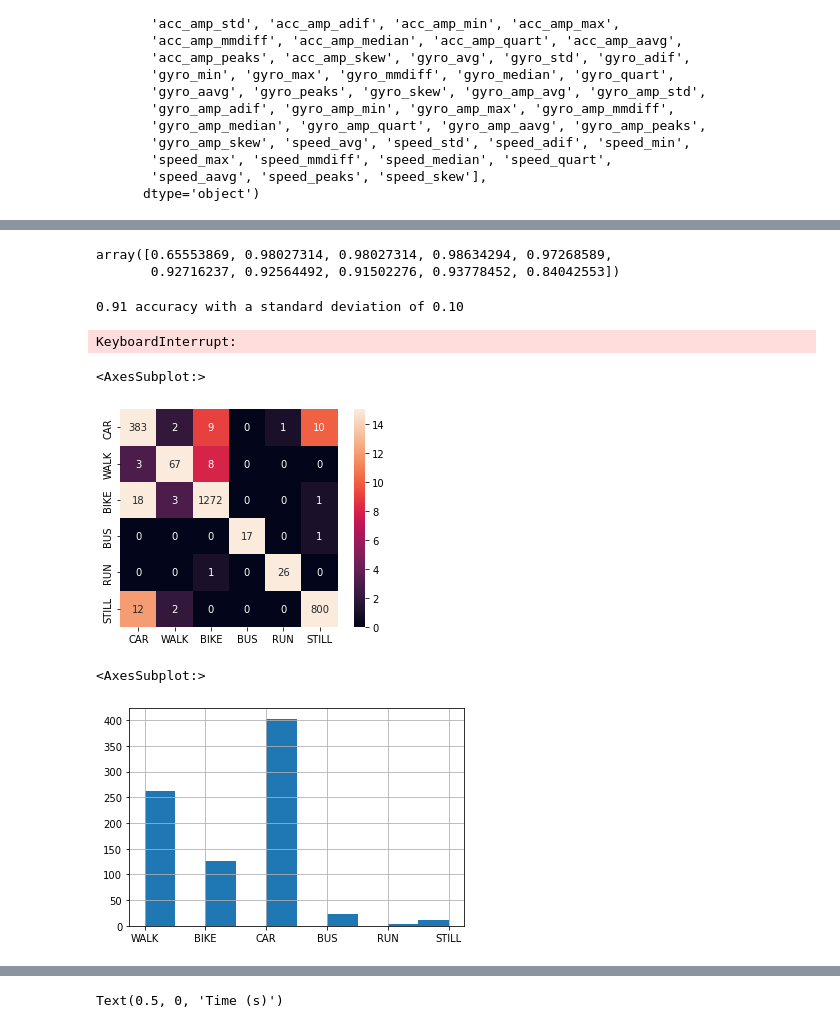
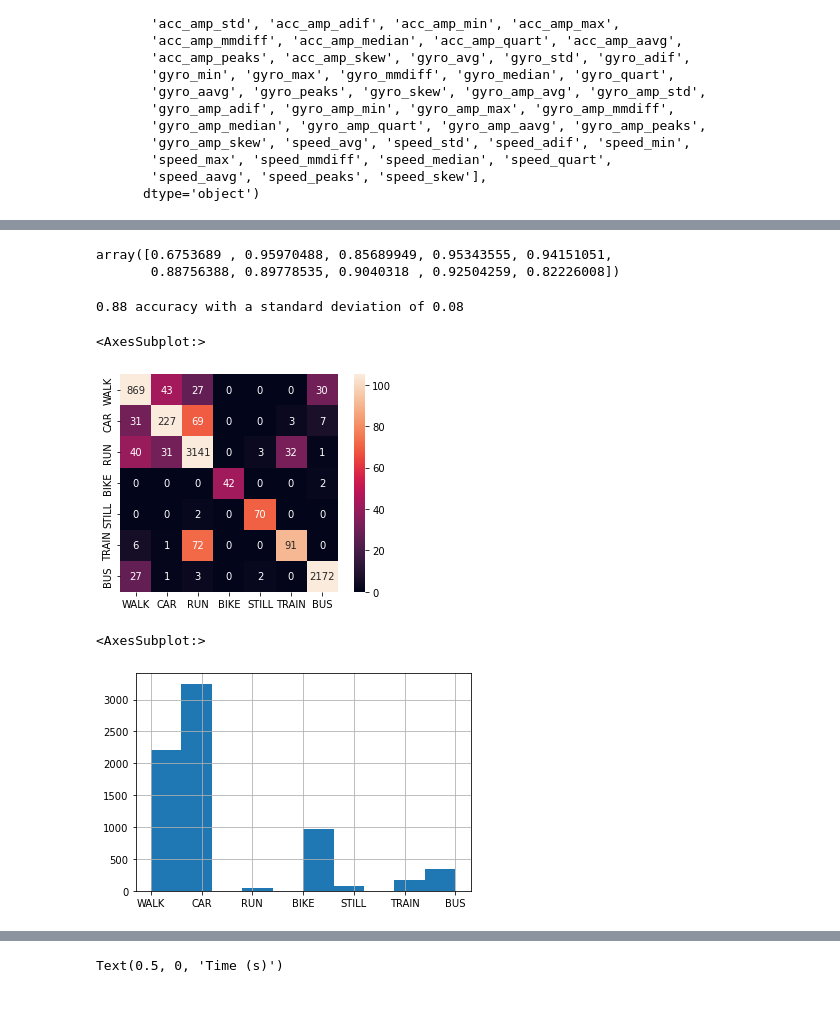
Before and after one commit to AlvarSML/AmbientIntelligence_Coimbra22, a Jupyter notebook: Pipeline_DB.ipynb, the cells around one changed output, grey strips where cells are left out. Cells and saved outputs as stored; diff of their text form; code cells hidden in the pictures.

```diff
--- a/Pipeline_DB.ipynb
+++ b/Pipeline_DB.ipynb
@@ -146,13 +127,13 @@ axis_plot(x_ax,y_ax,z_ax)
 # %% [output]
 [figure]
 # %%
-def get_acc_features(accx,accy,accz):
-    x = [] #Suma de componentes menos gravedad
-    z = [] #Suma de cuadrados
-    for i in range(len(accx)):
-        x.append(accx[i] + accy[i] + accz[i] - 9.8)
-        z.append(math.sqrt(pow(accx[i],2) + pow(accy[i],2) + pow(accz[i],2))-9.8)
-    return x,z,np.mean(x),np.mean(z),np.std(x),np.std(z),np.percentile(x,99),np.percentile(z,99)
+#def get_acc_features(accx,accy,accz):
+#    x = [] #Suma de componentes menos gravedad
+#    z = [] #Suma de cuadrados
+#    for i in range(len(accx)):
+#        x.append(accx[i] + accy[i] + accz[i] - 9.8)
+#        z.append(math.sqrt(pow(accx[i],2) + pow(accy[i],2) + pow(accz[i],2))-9.8)
+#    return x,z,np.mean(x),np.mean(z),np.std(x),np.std(z),np.percentile(x,99),np.percentile(z,99)
 # %%
 x1,z1,xavg,zavg,stdx,stdz,px,pz = get_acc_features(x_ax,y_ax,z_ax)
 # %% [markdown]
@@ -486,7 +469,7 @@ trajectories = df.trajectory_id.unique()
 features = pd.DataFrame()
 
 # for each trajectorie create windows
-window_size = 10 # Seconds
+window_size = 4 # Seconds
 offset = math.floor(window_size/2) # Offset in case of usage
 
 for trj in trajectories:
@@ -718,18 +715,16 @@ from sklearn.model_selection import StratifiedKFold
 scores = cross_val_score(lr, X, y['label'], cv=10)
 scores
 # %% [output]
-array([0.65553869, 0.98027314, 0.98027314, 0.98634294, 0.97268589,
-       0.92716237, 0.92564492, 0.91502276, 0.93778452, 0.84042553])
+array([0.6753689 , 0.95970488, 0.85689949, 0.95343555, 0.94151051,
+       0.88756388, 0.89778535, 0.9040318 , 0.92504259, 0.82226008])
 # %%
 print("%0.2f accuracy with a standard deviation of %0.2f" % (scores.mean(), scores.std()))
 # %% [output]
-0.91 accuracy with a standard deviation of 0.10
+0.88 accuracy with a standard deviation of 0.08
 # %%
 from sklearn.model_selection import permutation_test_score
-per = permutation_test_score(lr, X, y['label'], cv=5)
-per
+# per = permutation_test_score(lr, X, y['label'], cv=5)
+# per
-# %% [output]
-KeyboardInterrupt:
 # %%
 conf = confusion_matrix(y_test['label'], y_pred)
 # %%
@@ -737,17 +732,17 @@ labels = y_test['label'].unique()
 # %%
 from matplotlib.colors import LogNorm, Normalize
 from matplotlib.ticker import MaxNLocator
 
 conf_frame = pd.DataFrame(conf,columns=labels)
 conf_frame.index = labels
 
-sns.heatmap(conf_frame,annot=True,norm=Normalize(vmin=0,vmax=15),square=True,fmt=".0f")
+sns.heatmap(conf_frame,annot=True,norm=Normalize(vmin=0,vmax=105),square=True,fmt=".0f")
 # %% [output]
 <AxesSubplot:>
-[figure, old version]
+[figure, new version]
 # %%
 y_test["label"].hist()
 # %% [output]
 <AxesSubplot:>
-[figure, old version]
+[figure, new version]
 # %%
```
Also changed, not shown: parts of 20 cells of this notebook, 3 other files.
